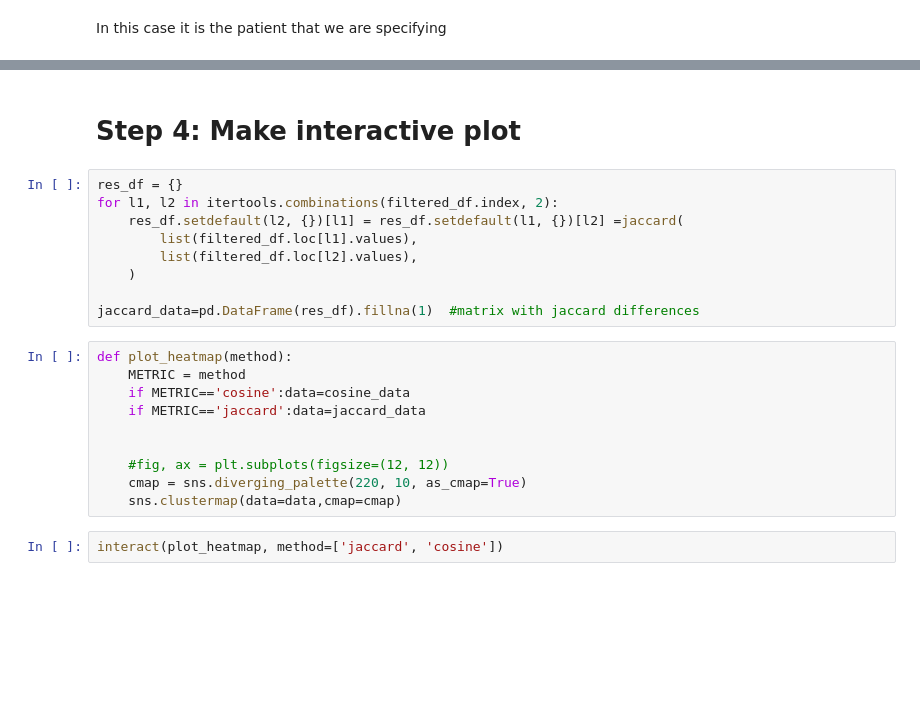
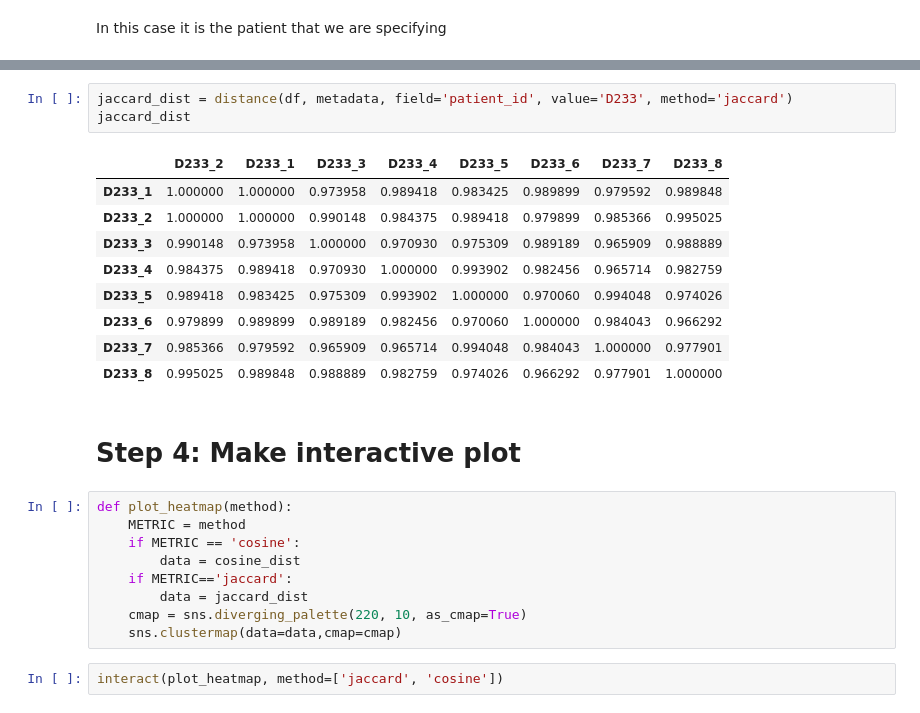
Before and after one commit to NCBI-Hackathons/PyClonal, a Jupyter notebook: jupyter_notebooks/Overlap Analysis Demo.ipynb, the cells around one changed output, grey strips where cells are left out. Saved outputs shown, nothing was run; the diff lists cells and outputs as text; blank space fills up the shorter version.

```diff
--- a/jupyter_notebooks/Overlap Analysis Demo.ipynb
+++ b/jupyter_notebooks/Overlap Analysis Demo.ipynb
@@ -65,22 +56,25 @@ cosine_data=pd.DataFrame(res_df).fillna(1)  #matrix with cosine differences
+# %%
+jaccard_dist = distance(df, metadata, field='patient_id', value='D233', method='jaccard')
+jaccard_dist
+# %% [output]
+|  | D233_2 | D233_1 | D233_3 | D233_4 | D233_5 | D233_6 | D233_7 | D233_8 |
+| D233_1 | 1.000000 | 1.000000 | 0.973958 | 0.989418 | 0.983425 | 0.989899 | 0.979592 | 0.989848 |
+| D233_2 | 1.000000 | 1.000000 | 0.990148 | 0.984375 | 0.989418 | 0.979899 | 0.985366 | 0.995025 |
+| D233_3 | 0.990148 | 0.973958 | 1.000000 | 0.970930 | 0.975309 | 0.989189 | 0.965909 | 0.988889 |
+| D233_4 | 0.984375 | 0.989418 | 0.970930 | 1.000000 | 0.993902 | 0.982456 | 0.965714 | 0.982759 |
+| D233_5 | 0.989418 | 0.983425 | 0.975309 | 0.993902 | 1.000000 | 0.970060 | 0.994048 | 0.974026 |
+| D233_6 | 0.979899 | 0.989899 | 0.989189 | 0.982456 | 0.970060 | 1.000000 | 0.984043 | 0.966292 |
+| D233_7 | 0.985366 | 0.979592 | 0.965909 | 0.965714 | 0.994048 | 0.984043 | 1.000000 | 0.977901 |
+| D233_8 | 0.995025 | 0.989848 | 0.988889 | 0.982759 | 0.974026 | 0.966292 | 0.977901 | 1.000000 |
 # %% [markdown]
 # Step 4: Make interactive plot
-# %%
-res_df = {}
-for l1, l2 in itertools.combinations(filtered_df.index, 2):
-    res_df.setdefault(l2, {})[l1] = res_df.setdefault(l1, {})[l2] =jaccard(
-        list(filtered_df.loc[l1].values),
-        list(filtered_df.loc[l2].values),
-    )
-
-jaccard_data=pd.DataFrame(res_df).fillna(1)  #matrix with jaccard differences
 # %%
 def plot_heatmap(method):
     METRIC = method
-    if METRIC=='cosine':data=cosine_data
-    if METRIC=='jaccard':data=jaccard_data
-
-
-    #fig, ax = plt.subplots(figsize=(12, 12))
+    if METRIC == 'cosine':
+        data = cosine_dist
+    if METRIC=='jaccard':
+        data = jaccard_dist
     cmap = sns.diverging_palette(220, 10, as_cmap=True)
     sns.clustermap(data=data,cmap=cmap)
 # %%
```
Also changed, not shown: parts of 7 cells of this notebook, 2 other files.
